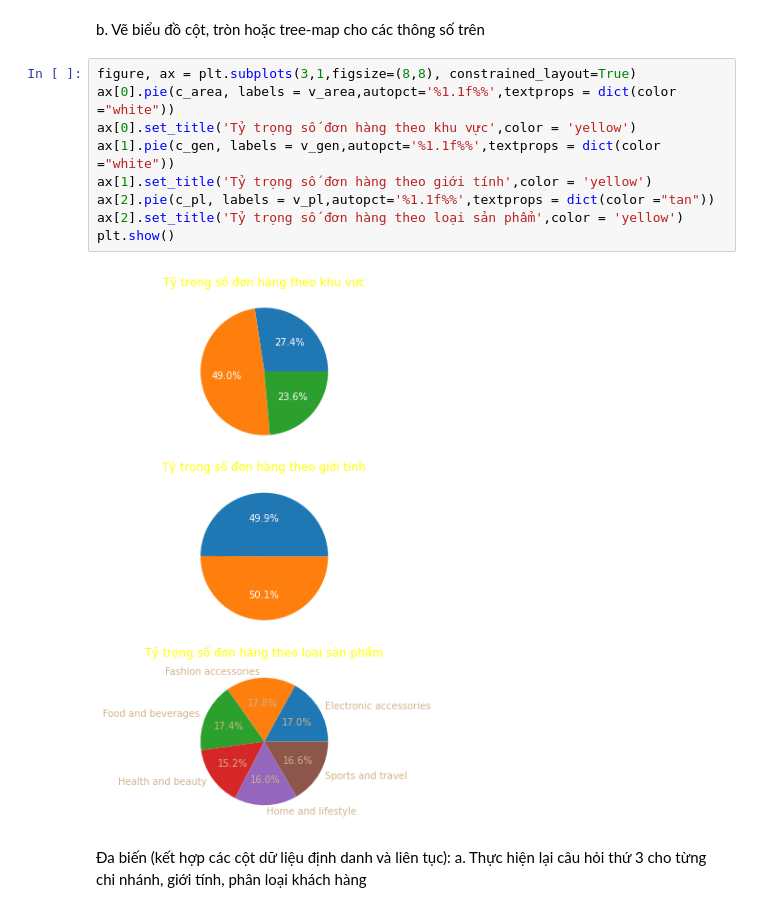
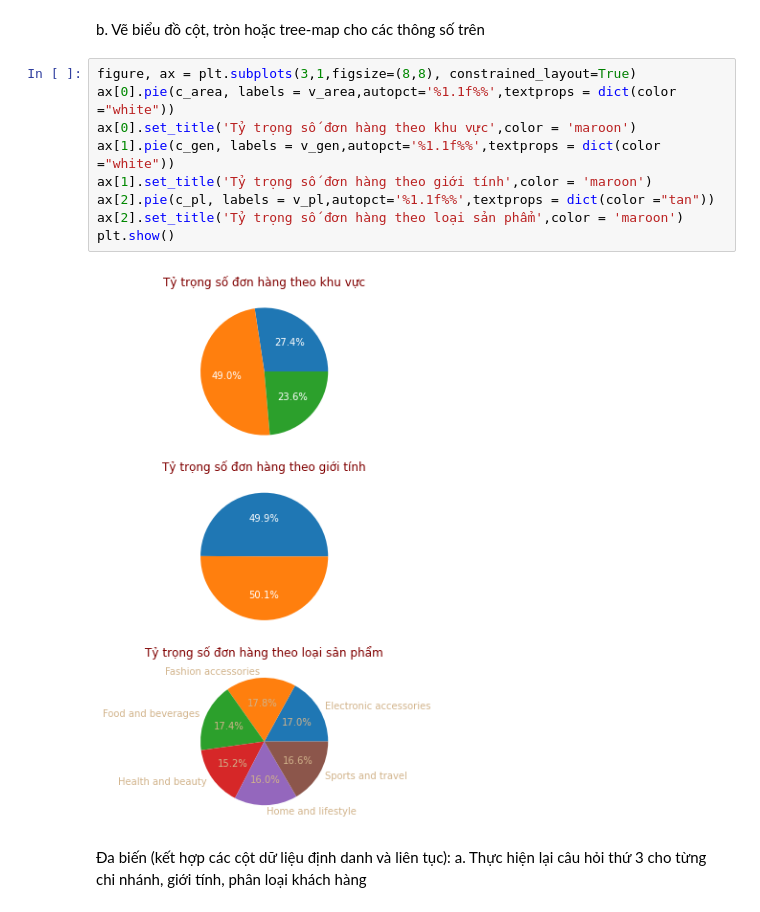
Before and after one commit to Hoanpc777/Python1, a Jupyter notebook: B9/[DS03]_[5.1]_[PhanCongHoan].ipynb, the cells around one changed output. Saved outputs shown, nothing was run; the diff lists cells and outputs as text.

```diff
--- a/B9/[DS03]_[5.1]_[PhanCongHoan].ipynb
+++ b/B9/[DS03]_[5.1]_[PhanCongHoan].ipynb
@@ -126,14 +126,14 @@ b. Vẽ biểu đồ cột, tròn hoặc tree-map cho các thông số trên
 # %%
 figure, ax = plt.subplots(3,1,figsize=(8,8), constrained_layout=True)
 ax[0].pie(c_area, labels = v_area,autopct='%1.1f%%',textprops = dict(color ="white"))
-ax[0].set_title('Tỷ trọng số đơn hàng theo khu vực',color = 'yellow')
+ax[0].set_title('Tỷ trọng số đơn hàng theo khu vực',color = 'maroon')
 ax[1].pie(c_gen, labels = v_gen,autopct='%1.1f%%',textprops = dict(color ="white"))
-ax[1].set_title('Tỷ trọng số đơn hàng theo giới tính',color = 'yellow')
+ax[1].set_title('Tỷ trọng số đơn hàng theo giới tính',color = 'maroon')
 ax[2].pie(c_pl, labels = v_pl,autopct='%1.1f%%',textprops = dict(color ="tan"))
-ax[2].set_title('Tỷ trọng số đơn hàng theo loại sản phẩm',color = 'yellow')
+ax[2].set_title('Tỷ trọng số đơn hàng theo loại sản phẩm',color = 'maroon')
 plt.show()
 # %% [output]
-[figure, old version]
+[figure, new version]
 # %% [markdown]
 Đa biến (kết hợp các cột dữ liệu định danh và liên tục):
 a. Thực hiện lại câu hỏi thứ 3 cho từng chi nhánh, giới tính, phân loại khách hàng
```
